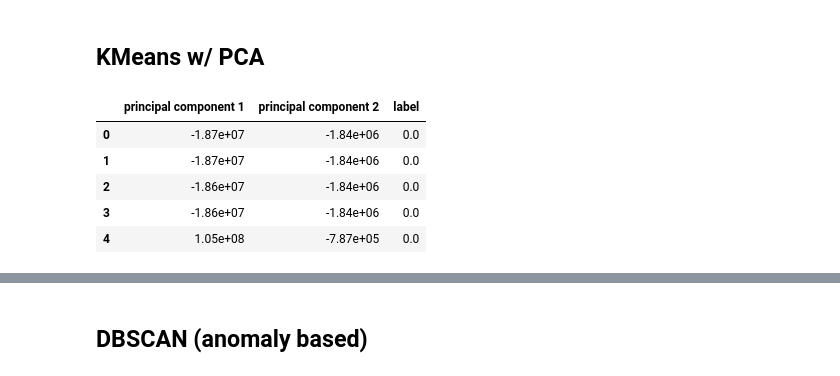
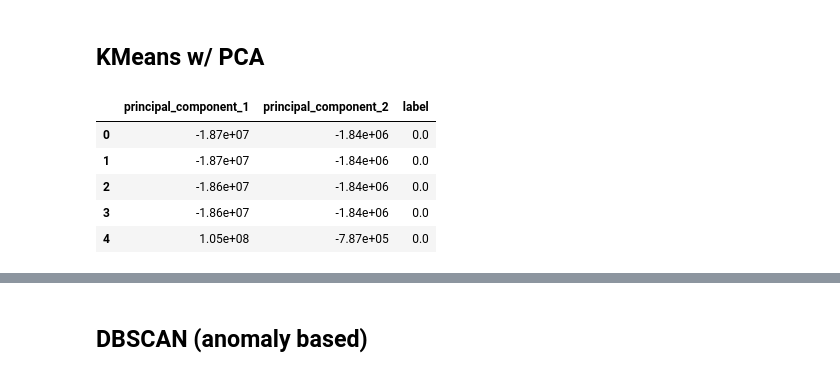
Before and after one commit to j-csc/ids_dl, a Jupyter notebook: POC.ipynb, the cells around one changed output, grey strips where cells are left out. Drawn from its saved outputs; the diff is of its cells as text; code cells hidden in the pictures.

```diff
--- a/POC.ipynb
+++ b/POC.ipynb
@@ -320,11 +318,11 @@ plt.show()
 pca = PCA(n_components=2).fit_transform(df)
 # %%
 pca_df = pd.DataFrame(data = pca
-             , columns = ['principal component 1', 'principal component 2'])
+             , columns = ['principal_component_1', 'principal_component_2'])
 pca_df = pd.concat([pca_df,target_variables], axis=1)
 pca_df.head(5)
 # %% [output]
-|  | principal component 1 | principal component 2 | label |
+|  | principal_component_1 | principal_component_2 | label |
 | 0 | -1.87e+07 | -1.84e+06 | 0.0 |
 | 1 | -1.87e+07 | -1.84e+06 | 0.0 |
 | 2 | -1.86e+07 | -1.84e+06 | 0.0 |
```
Also changed, not shown: parts of 6 cells of this notebook.
